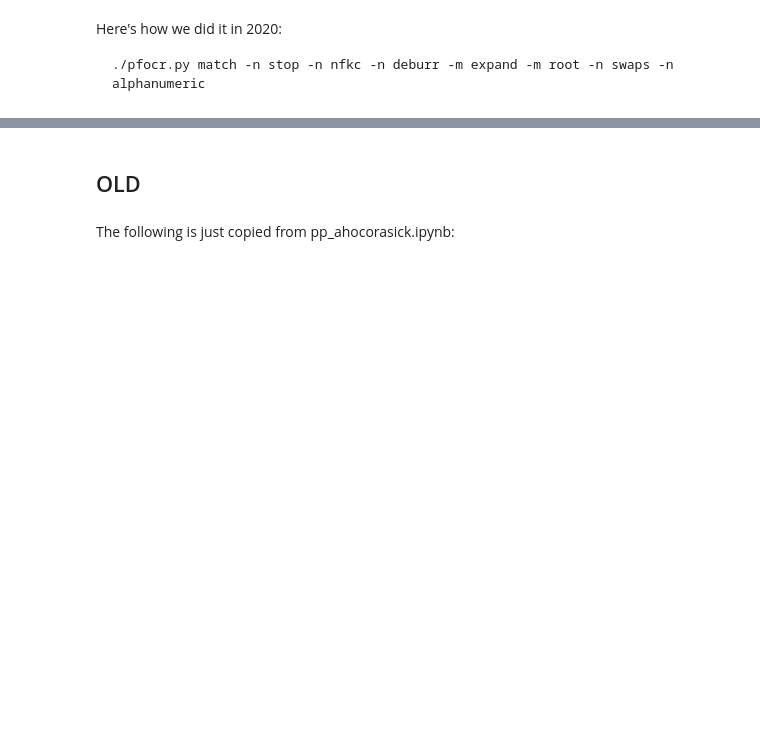
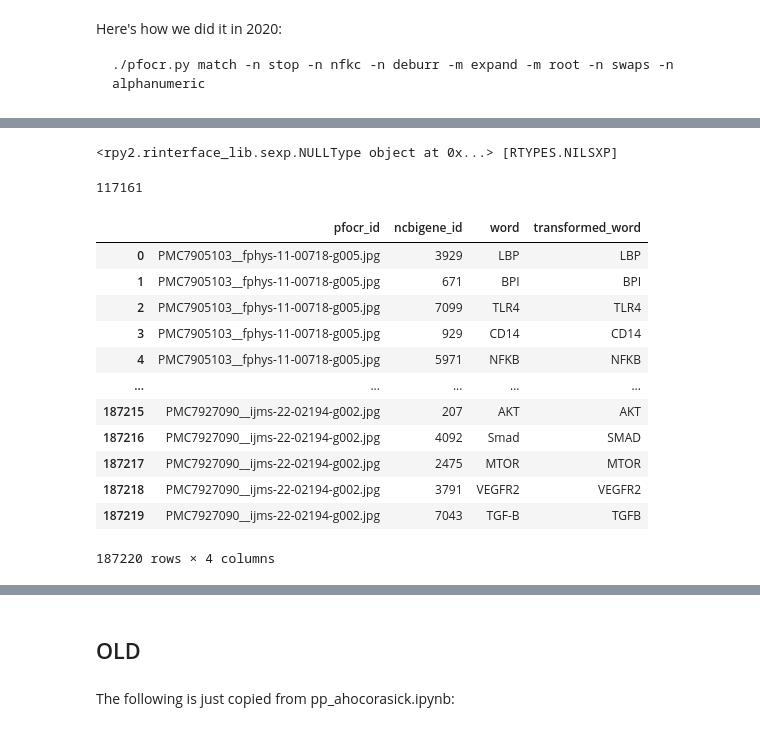
Before and after one commit to wikipathways/pathway-figure-ocr, a Jupyter notebook: notebooks/pp_classic.ipynb, the cells around one changed output, grey strips where cells are left out. Drawn from its saved outputs; the diff is of its cells as text; code cells hidden in the pictures; blank space fills up the shorter version.

```diff
--- a/notebooks/pp_classic.ipynb
+++ b/notebooks/pp_classic.ipynb
@@ -412,0 +779,34 @@ Here's how we did it in 2020:
+# %%
+from rpy2.robjects import default_converter
+from rpy2.robjects.lib.dplyr import DataFrame
+
+output_df = matches_df.copy(deep=True)
+output_df["transforms_applied"] = output_df["transforms_applied"].str.join(",")
+
+with localconverter(default_converter + pandas2ri.converter) as cv:
+    dataf = DataFrame(output_df)
+
+saveRDS(dataf, str(images_dir.joinpath(f"results{run_timestamp}.rds")))
+# %% [output]
+<rpy2.rinterface_lib.sexp.NULLType object at 0x...> [RTYPES.NILSXP]
+# %%
+results2021_df = pd.read_csv(
+    str(images_dir.joinpath("results2021.tsv")), sep="\t"
+)
+print(len(results2021_df.drop_duplicates()))
+results2021_df
+# %% [output]
+117161
+|  | pfocr_id | ncbigene_id | word | transformed_word |
+| 0 | PMC7905103__fphys-11-00718-g005.jpg | 3929 | LBP | LBP |
+| 1 | PMC7905103__fphys-11-00718-g005.jpg | 671 | BPI | BPI |
+| 2 | PMC7905103__fphys-11-00718-g005.jpg | 7099 | TLR4 | TLR4 |
+| 3 | PMC7905103__fphys-11-00718-g005.jpg | 929 | CD14 | CD14 |
+| 4 | PMC7905103__fphys-11-00718-g005.jpg | 5971 | NFKB | NFKB |
+| ... | ... | ... | ... | ... |
+| 187215 | PMC7927090__ijms-22-02194-g002.jpg | 207 | AKT | AKT |
+| 187216 | PMC7927090__ijms-22-02194-g002.jpg | 4092 | Smad | SMAD |
+| 187217 | PMC7927090__ijms-22-02194-g002.jpg | 2475 | MTOR | MTOR |
+| 187218 | PMC7927090__ijms-22-02194-g002.jpg | 3791 | VEGFR2 | VEGFR2 |
+| 187219 | PMC7927090__ijms-22-02194-g002.jpg | 7043 | TGF-B | TGFB |
+187220 rows × 4 columns
```
Also changed, not shown: parts of 61 cells of this notebook, 9 other files.
